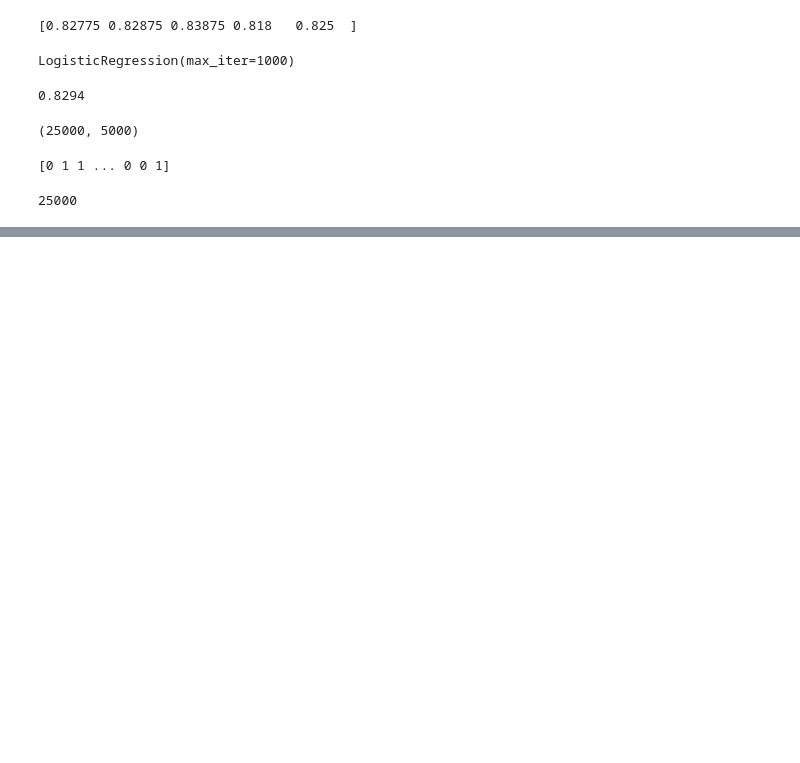
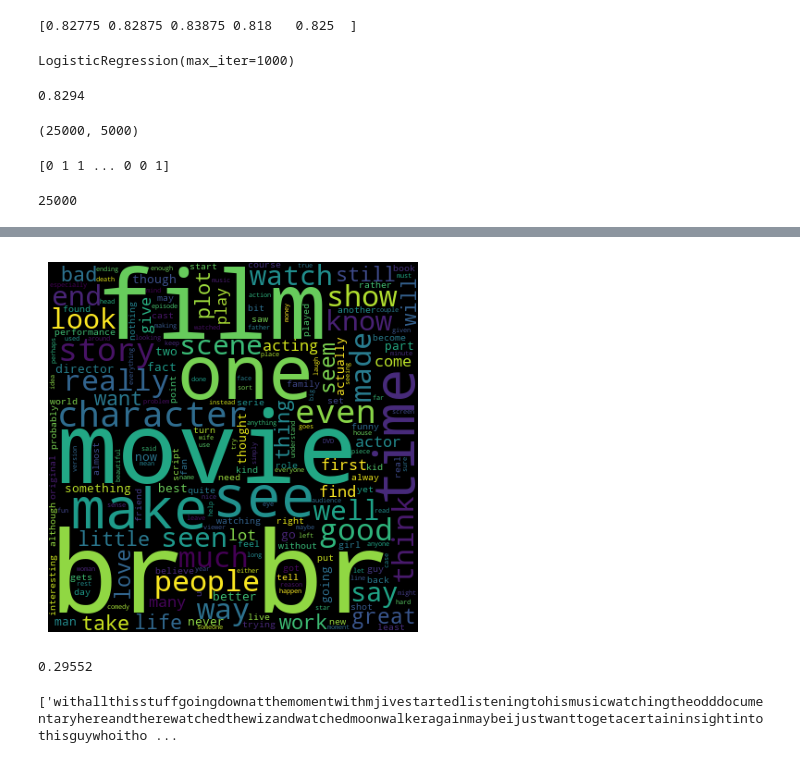
Before and after one commit to Frankensosege/NLP, a Jupyter notebook: 20230428_텍스트분류.ipynb, the cells around one changed output, grey strips where cells are left out. Saved outputs shown, nothing was run; the diff lists cells and outputs as text; code cells hidden in the pictures; blank space fills up the shorter version.

```diff
--- a/20230428_텍스트분류.ipynb
+++ b/20230428_텍스트분류.ipynb
@@ -405,0 +488,18 @@ submit_data.to_csv(DATA_OUT_PATH + 'lgs_tfidf_answer.csv', index=False)
+# %%
+from wordcloud import WordCloud, STOPWORDS
+word_cloud = WordCloud(stopwords=STOPWORDS, width=400, height=400)
+word_cloud.generate(" ".join(reviews))
+
+plt.figure()
+plt.imshow(word_cloud)
+plt.axis('off')
+plt.show()
+# %% [output]
+[figure, added]
+# %%
+qmarks = np.mean(train_df['review'].apply(lambda x : "?" in x))
+dots = np.mean(train_df['review'].apply(lambda x : "." in x))
+qmarks = np.mean(train_df['review'].apply(lambda x : "?" in x))
+print(qmarks)
+# %% [output]
+0.29552
@@ -405,0 +511,14 @@ submit_data.to_csv(DATA_OUT_PATH + 'lgs_tfidf_answer.csv', index=False)
+# %%
+review = train_df['review'][0]
+review_text = BeautifulSoup(review).get_text()
+review_text = re.sub('[^a-zA-Z]', '', review)
+
+stop_words = set(stopwords.words('english'))
+review_text_low = review_text.lower()
+# review_text_low_list = [r.split() for r in review_text_low]
+review_text_low_list = review_text_low.split()
+
+words = [w for w in review_text_low_list if w not in stop_words]
+print(words)
+# %% [output]
+['withallthisstuffgoingdownatthemomentwithmjivestartedlisteningtohismusicwatchingtheodddocumentaryhereandtherewatchedthewizandwatchedmoonwalkeragainmaybeijustwanttogetacertaininsightintothisguywhoitho ...
```
Also changed, not shown: parts of 15 cells of this notebook, 2 other files.
